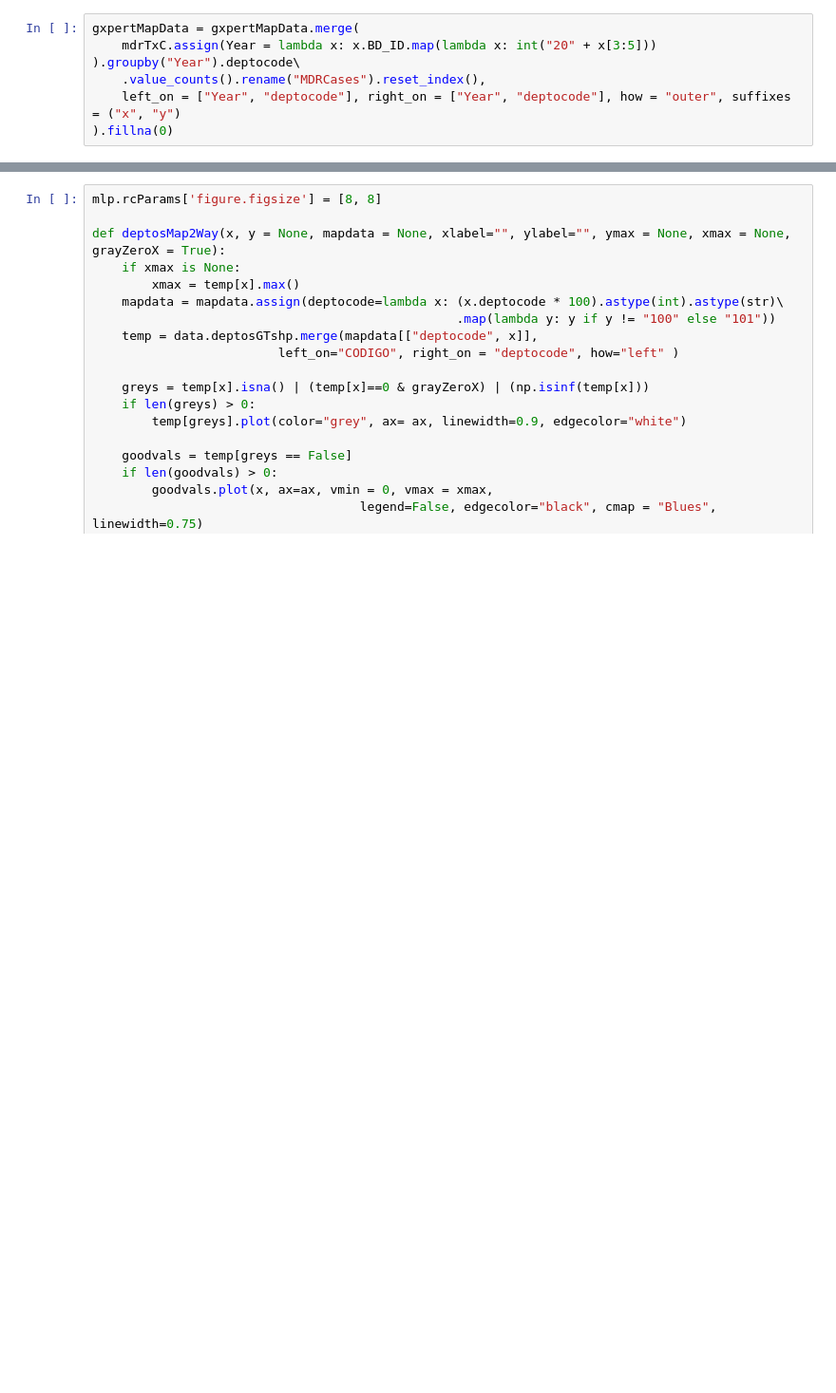
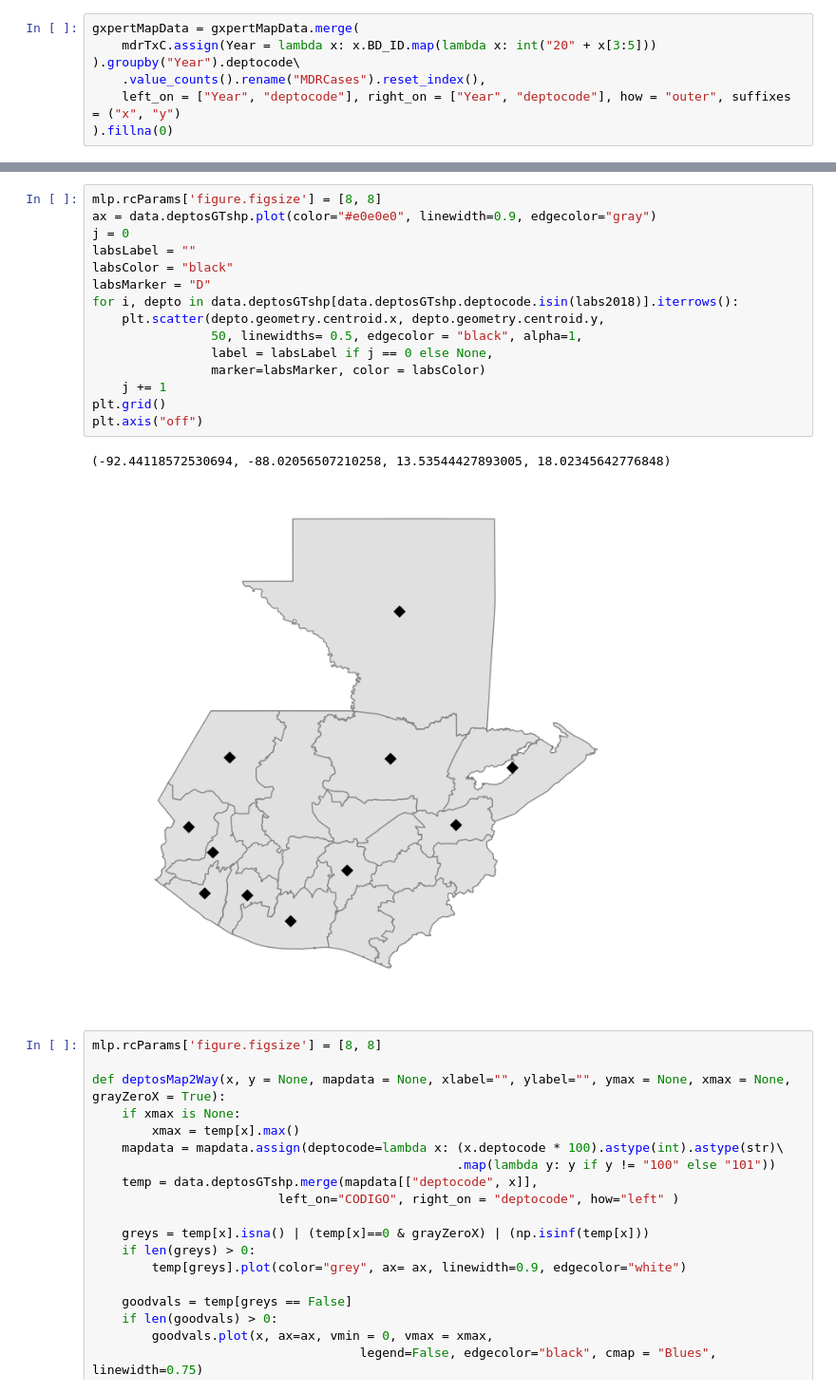
Before and after one commit to Guitlle/gf, a Jupyter notebook: outcome_measurement/tuberculosis/gtm/Guatemala - TB Tx Cohorts - Genexpert analysis.ipynb, the cells around one changed output, grey strips where cells are left out. Shown at 95% size. Cells and saved outputs as stored; diff of their text form; blank space fills up the shorter version.

Commit message:
update graph map and start over with SICOIN data

```diff
--- a/outcome_measurement/tuberculosis/gtm/Guatemala - TB Tx Cohorts - Genexpert analysis.ipynb
+++ b/outcome_measurement/tuberculosis/gtm/Guatemala - TB Tx Cohorts - Genexpert analysis.ipynb
@@ -227,3 +304,21 @@ gxpertMapData[gxpertMapData.Year == 2015]
+# %%
+mlp.rcParams['figure.figsize'] = [8, 8]
+ax = data.deptosGTshp.plot(color="#e0e0e0", linewidth=0.9, edgecolor="gray")
+j = 0
+labsLabel = ""
+labsColor = "black"
+labsMarker = "D"
+for i, depto in data.deptosGTshp[data.deptosGTshp.deptocode.isin(labs2018)].iterrows():
+    plt.scatter(depto.geometry.centroid.x, depto.geometry.centroid.y,
+                50, linewidths= 0.5, edgecolor = "black", alpha=1,
+                label = labsLabel if j == 0 else None,
+                marker=labsMarker, color = labsColor)
+    j += 1
+plt.grid()
+plt.axis("off")
+# %% [output]
+(-92.44118572530694, -88.02056507210258, 13.53544427893005, 18.02345642776848)
+[figure, added]
 # %%
 mlp.rcParams['figure.figsize'] = [8, 8]
 
```
Also changed, not shown: parts of 9 cells of this notebook, 2 other files.
